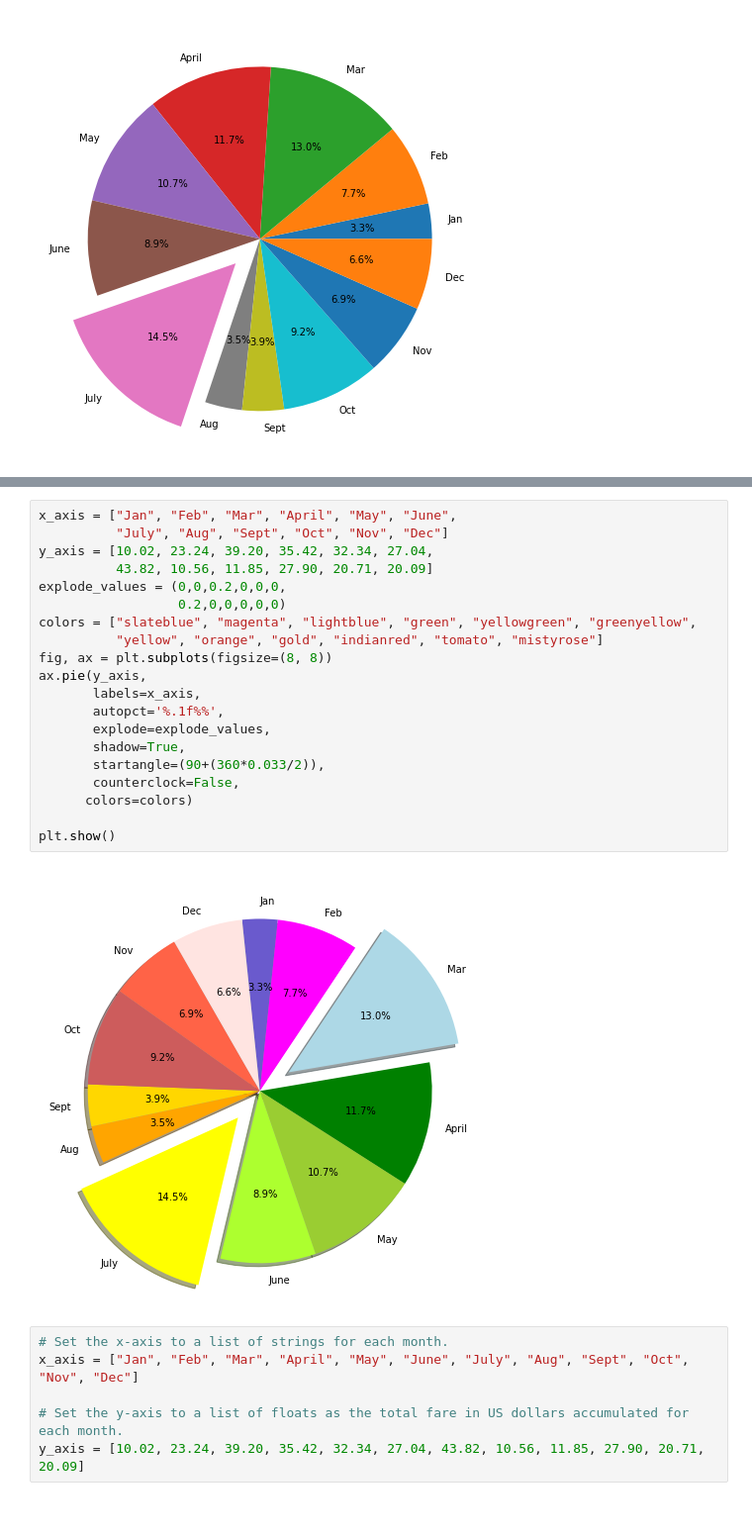
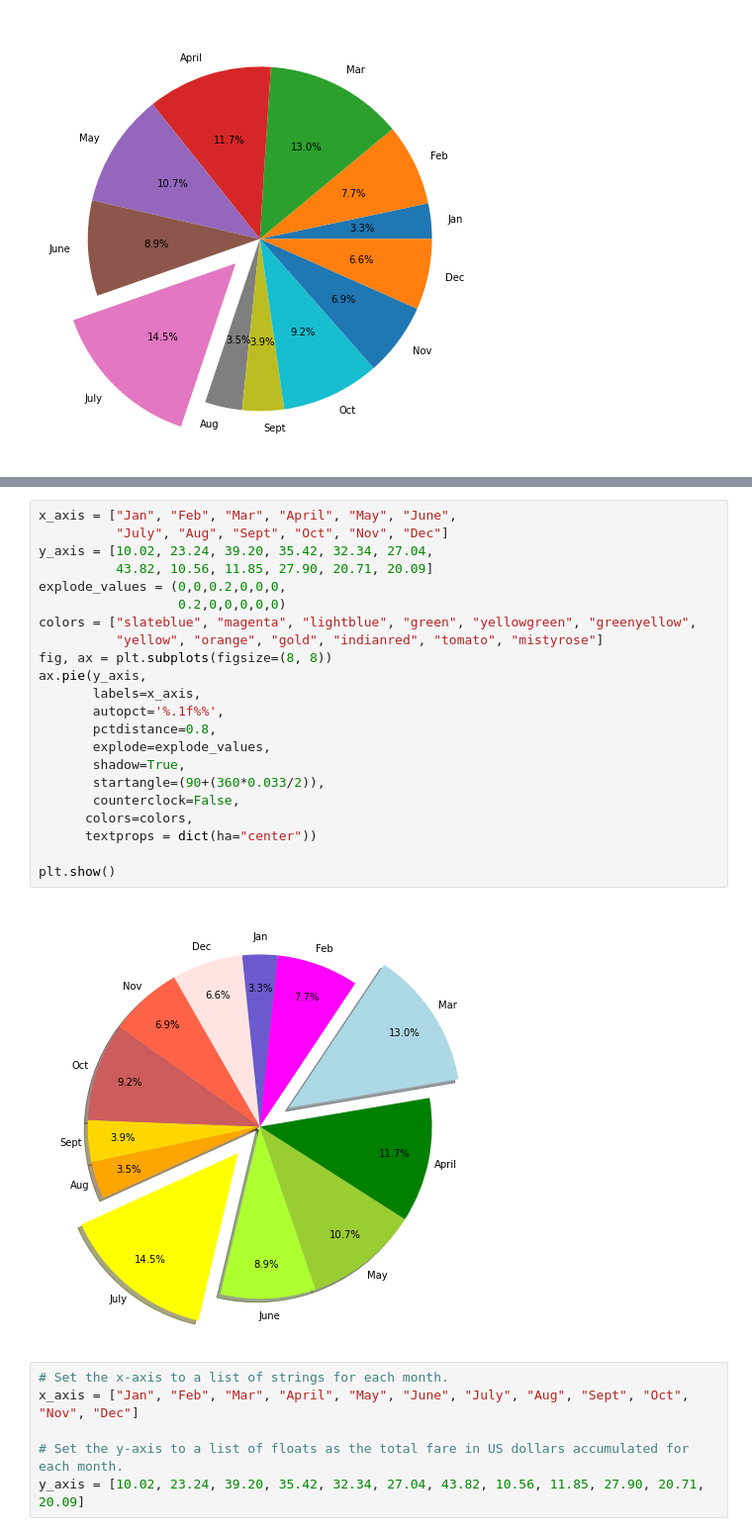
Before and after one commit to colinbrineman/pyber-analysis, a Jupyter notebook: matplotlib_practice.ipynb, the cells around one changed output, grey strips where cells are left out. Shown at 99% size. Cells and saved outputs as stored; diff of their text form.

```diff
--- a/matplotlib_practice.ipynb
+++ b/matplotlib_practice.ipynb
@@ -285,25 +292,27 @@ plt.show()
 # %%
 x_axis = ["Jan", "Feb", "Mar", "April", "May", "June",
           "July", "Aug", "Sept", "Oct", "Nov", "Dec"]
 y_axis = [10.02, 23.24, 39.20, 35.42, 32.34, 27.04,
           43.82, 10.56, 11.85, 27.90, 20.71, 20.09]
 explode_values = (0,0,0.2,0,0,0,
                   0.2,0,0,0,0,0)
 colors = ["slateblue", "magenta", "lightblue", "green", "yellowgreen", "greenyellow",
           "yellow", "orange", "gold", "indianred", "tomato", "mistyrose"]
 fig, ax = plt.subplots(figsize=(8, 8))
 ax.pie(y_axis,
        labels=x_axis,
        autopct='%.1f%%',
+       pctdistance=0.8,
        explode=explode_values,
        shadow=True,
        startangle=(90+(360*0.033/2)),
        counterclock=False,
-      colors=colors)
+      colors=colors,
+      textprops = dict(ha="center"))
 
 plt.show()
 # %% [output]
-[figure, old version]
+[figure, new version]
 # %%
 # Set the x-axis to a list of strings for each month.
 x_axis = ["Jan", "Feb", "Mar", "April", "May", "June", "July", "Aug", "Sept", "Oct", "Nov", "Dec"]
```
Also changed, not shown: parts of 1 cell of this notebook, 2 other files.
